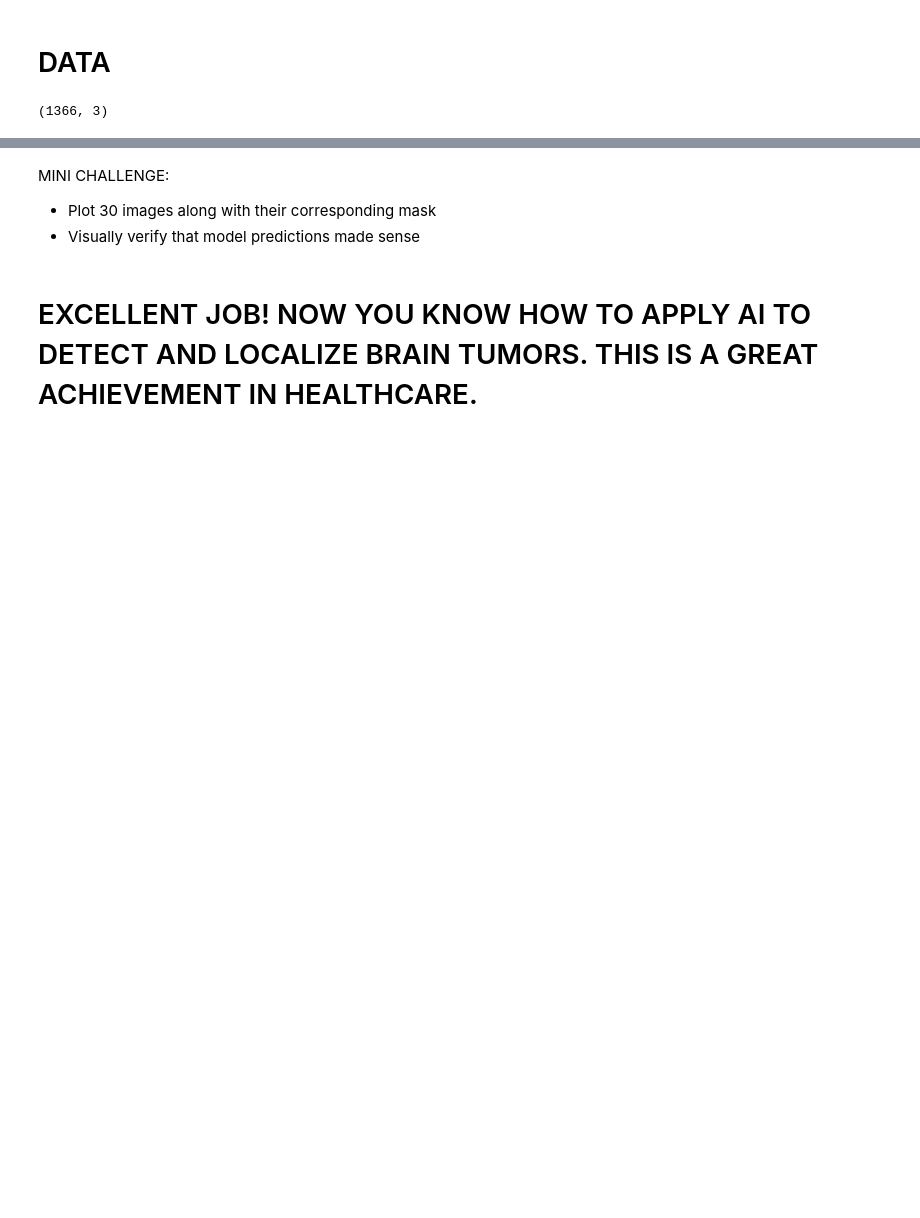
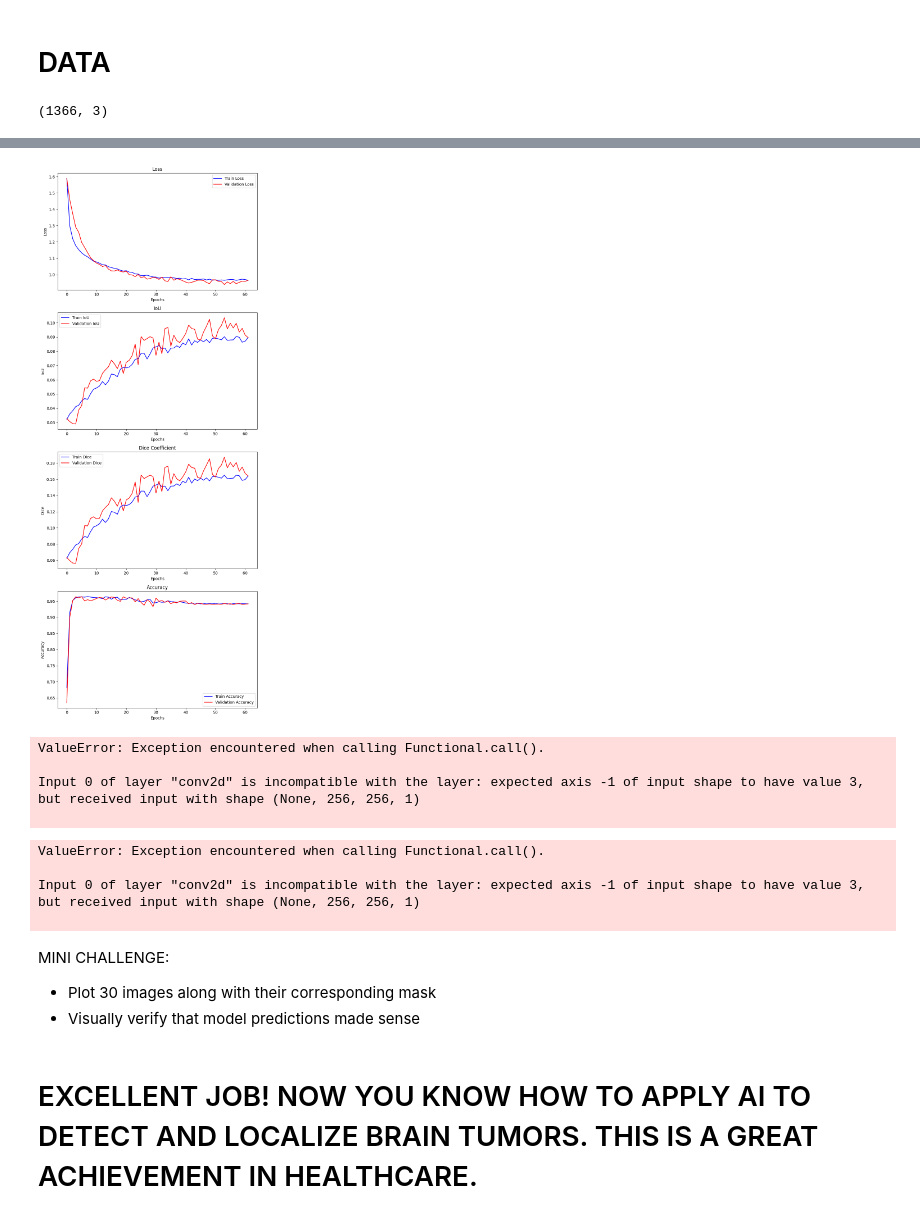
Before and after one commit to FabsGMartin/brain-tumor-detection, a Jupyter notebook: notebooks/03_Deep_Learning_Segmentation_Model_Development.ipynb, the cells around one changed output, grey strips where cells are left out. Cells and saved outputs as stored; diff of their text form; code cells hidden in the pictures; blank space fills up the shorter version.

Commit message:
segmentation model

```diff
--- a/notebooks/03_Deep_Learning_Segmentation_Model_Development.ipynb
+++ b/notebooks/03_Deep_Learning_Segmentation_Model_Development.ipynb
@@ -81,7 +73,6 @@ learning_rate = 1e-4
 # %%
 datagen = ImageDataGenerator(
     rescale=1./255.,
-    validation_split = 0.15,
     rotation_range=10,
     width_shift_range=0.05,
     height_shift_range=0.05,
@@ -236,4 +274,0 @@ from utilities import focal_tversky, tversky_loss, tversky
-# %%
-# Compile the model
-adam = Adam(learning_rate = 0.05, epsilon = 0.1)
-model_seg.compile(optimizer = adam, loss = focal_tversky, metrics = [tversky])
@@ -245,2 +274,0 @@ checkpointer = ModelCheckpoint(filepath="segmentation_ResUNet.keras", verbose=1,
-# %%
-history = model_seg.fit(training_generator, steps_per_epoch= 70,epochs = 100, validation_data = validation_generator,validation_steps= 30 ,callbacks = [checkpointer, earlystopping,lr_reduce])
@@ -258,11 +274,0 @@ with open("ResUNet-model.json","w") as json_file:
-# %%
-from utilities import focal_tversky, tversky_loss, tversky
-
-with open('ResUNet-MRI.json', 'r') as json_file:
-    json_savedModel= json_file.read()
-
-# load the model architecture
-model_seg = tf.keras.models.model_from_json(json_savedModel)
-model_seg.load_weights('weights_seg.hdf5')
-adam = tf.keras.optimizers.Adam(lr = 0.05, epsilon = 0.1)
-model_seg.compile(optimizer = adam, loss = focal_tversky, metrics = [tversky])
@@ -274,0 +339,43 @@ image_id, mask, has_mask = prediction(test, model, model_seg)
+# %%
+# Evaluation Visualization
+plt.figure(figsize=(8, 20))
+
+# --- Loss ---
+plt.subplot(4, 1, 1)
+plt.plot(history.history['loss'], 'b-', label='Train Loss')
+plt.plot(history.history['val_loss'], 'r-', label='Validation Loss')
+plt.legend(loc='best')
+plt.title('Loss')
+plt.xlabel('Epochs')
+plt.ylabel('Loss')
+
+# --- IoU ---
+plt.subplot(4, 1, 2)
+plt.plot(history.history['iou_coef'], 'b-', label='Train IoU')
+plt.plot(history.history['val_iou_coef'], 'r-', label='Validation IoU')
+plt.legend(loc='best')
+plt.title('IoU')
+plt.xlabel('Epochs')
+plt.ylabel('IoU')
+
+# --- Dice Coefficient ---
+plt.subplot(4, 1, 3)
+plt.plot(history.history['dice_coef'], 'b-', label='Train Dice')
+plt.plot(history.history['val_dice_coef'], 'r-', label='Validation Dice')
+plt.legend(loc='best')
+plt.title('Dice Coefficient')
+plt.xlabel('Epochs')
+plt.ylabel('Dice')
+
+plt.subplot(4, 1, 4)
+plt.plot(history.history['accuracy'], 'b-', label='Train Accuracy')
+plt.plot(history.history['val_accuracy'], 'r-', label='Validation Accuracy')
+plt.legend(loc='best')
+plt.title('Accuracy')
+plt.xlabel('Epochs')
+plt.ylabel('Accuracy')
+
+plt.tight_layout()
+plt.show()
+# %% [output]
+[figure, added]
@@ -274,0 +384,7 @@ image_id, mask, has_mask = prediction(test, model, model_seg)
+# %%
+prediction_seg = loaded_model_seg.evaluate(test_generator, steps=len(brain_df_mask_test) // BATCH_SIZE)
+# %% [output]
+ValueError: Exception encountered when calling Functional.call().
+
+Input 0 of layer "conv2d" is incompatible with the layer: expected axis -1 of input shape to have value 3, but received input with shape (None, 256, 256, 1)
+
@@ -274,0 +396,12 @@ image_id, mask, has_mask = prediction(test, model, model_seg)
+# %%
+loaded_model_seg=load_model("segmentation_ResUNet.keras", custom_objects={"bce_dice_loss":bce_dice_loss, "dice_coef":dice_coef, "iou_coef":iou_coef})
+prediction_seg = loaded_model_seg.evaluate(test_generator, steps=len(brain_df_mask_test) // BATCH_SIZE)
+print(f" Test Loss: {prediction_seg[0]:.4f}")
+print(f" Test Dice Coefficient: {prediction_seg[1]:.4f}")
+print(f" Test IoU: {prediction_seg[2]:.4f}")
+print(f" Test Accuracy: {prediction_seg[3]:.4f}")
+# %% [output]
+ValueError: Exception encountered when calling Functional.call().
+
+Input 0 of layer "conv2d" is incompatible with the layer: expected axis -1 of input shape to have value 3, but received input with shape (None, 256, 256, 1)
+
```
Also changed, not shown: parts of 23 cells of this notebook.
